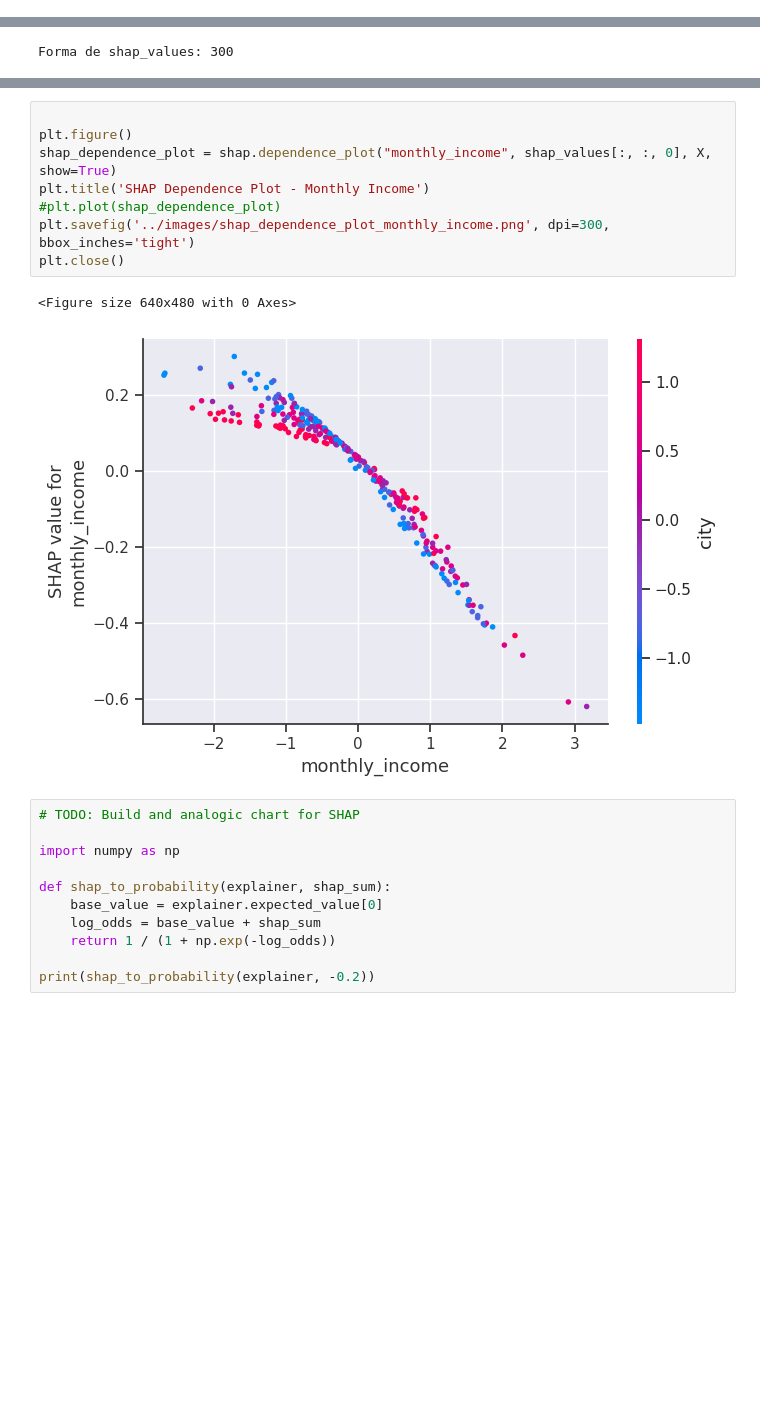
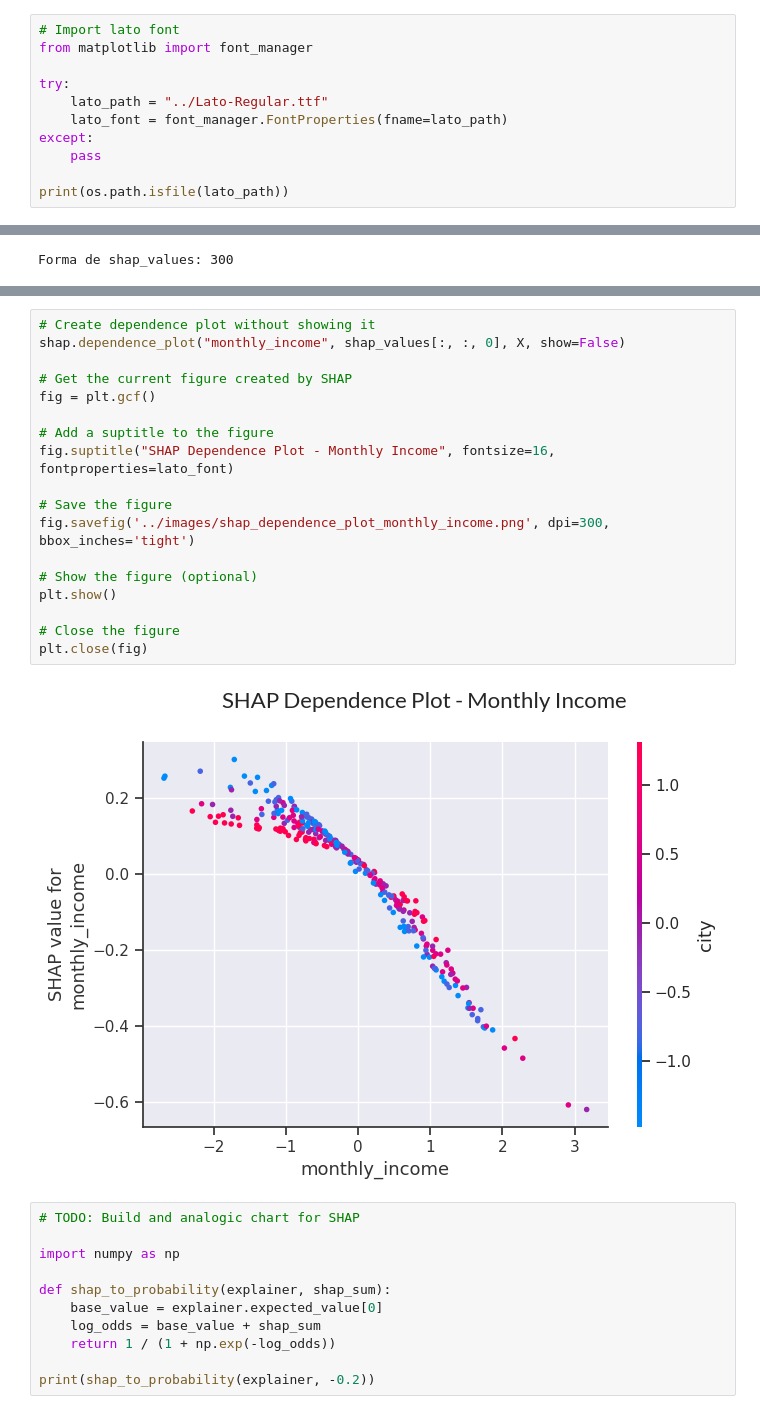
Before and after one commit to santiagoahl/risk-model-for-credit-loans, a Jupyter notebook: notebooks/predict_risk.ipynb, the cells around one changed output, grey strips where cells are left out. Drawn from its saved outputs; the diff is of its cells as text; blank space fills up the shorter version.

Commit message:
bugfix: SHAP plots using lato font

```diff
--- a/notebooks/predict_risk.ipynb
+++ b/notebooks/predict_risk.ipynb
@@ -22,3 +22,14 @@ historical_data_path = os.path.join(data_path, "Historicos.csv")
 current_data_path = os.path.join(data_path, "Vigentes.csv")
 
 output_data_path = os.path.join(data_path, "risk_probabilities.xlsx")
+# %%
+# Import lato font
+from matplotlib import font_manager
+
+try:
+    lato_path = "../Lato-Regular.ttf"
+    lato_font = font_manager.FontProperties(fname=lato_path)
+except:
+    pass
+
+print(os.path.isfile(lato_path))
@@ -338,14 +361,23 @@ plt.close()
 # %%
+# Create dependence plot without showing it
+shap.dependence_plot("monthly_income", shap_values[:, :, 0], X, show=False)
 
-plt.figure()
-shap_dependence_plot = shap.dependence_plot("monthly_income", shap_values[:, :, 0], X, show=True)
-plt.title('SHAP Dependence Plot - Monthly Income')
-#plt.plot(shap_dependence_plot)
-plt.savefig('../images/shap_dependence_plot_monthly_income.png', dpi=300, bbox_inches='tight')
-plt.close()
+# Get the current figure created by SHAP
+fig = plt.gcf()
+
+# Add a suptitle to the figure
+fig.suptitle("SHAP Dependence Plot - Monthly Income", fontsize=16, fontproperties=lato_font)
+
+# Save the figure
+fig.savefig('../images/shap_dependence_plot_monthly_income.png', dpi=300, bbox_inches='tight')
+
+# Show the figure (optional)
+plt.show()
+
+# Close the figure
+plt.close(fig)
 # %% [output]
-<Figure size 640x480 with 0 Axes>
-[figure, old version]
+[figure, new version]
 # %%
 # TODO: Build and analogic chart for SHAP
 
```
Also changed, not shown: parts of 2 cells of this notebook, 3 other files.
